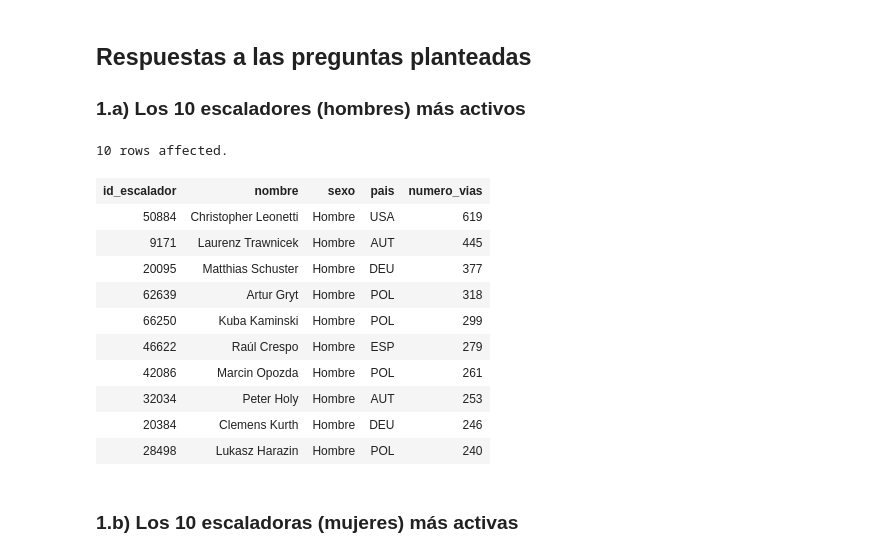
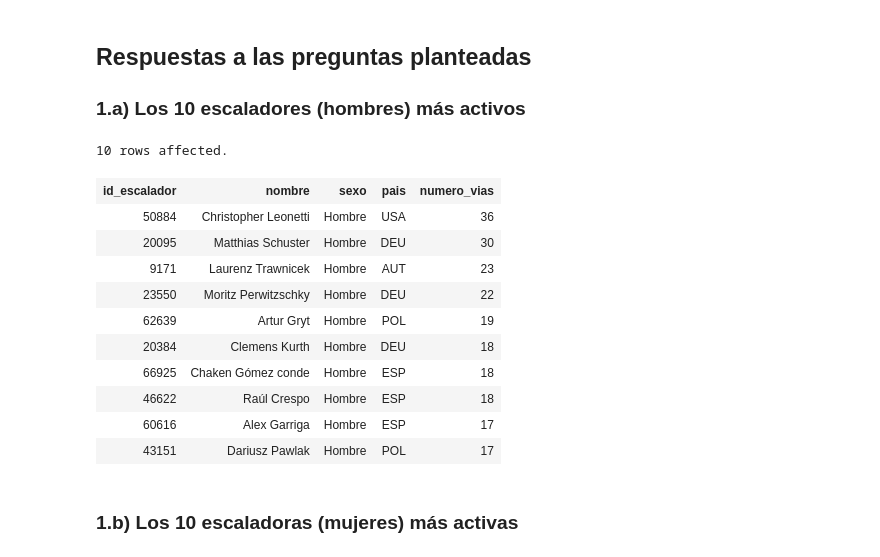
Before and after one commit to jmsanchezff/datahack_practica_bbdd, a Jupyter notebook: PostgreSQL.ipynb, the cells around one changed output. Saved outputs shown, nothing was run; the diff lists cells and outputs as text; code cells hidden in the pictures.

```diff
--- a/PostgreSQL.ipynb
+++ b/PostgreSQL.ipynb
@@ -235,25 +251,25 @@ LIMIT 10
 # %%
 %%sql
 SELECT A.id_escalador, E.nombre, E.sexo, E.pais, count(*) as "numero_vias"
 FROM ascensos AS A
-     LEFT JOIN escaladores AS E on (A.id_escalador = E.id)
+     LEFT JOIN escaladores AS E on (A.id_escalador = E.id_escalador)
 WHERE E.sexo = 'Hombre'
 GROUP BY A.id_escalador, E.nombre, E.pais, E.sexo
 ORDER BY "numero_vias" DESC
 LIMIT 10
 # %% [output]
 10 rows affected.
 | id_escalador | nombre | sexo | pais | numero_vias |
-| 50884 | Christopher Leonetti | Hombre | USA | 619 |
-| 9171 | Laurenz Trawnicek | Hombre | AUT | 445 |
-| 20095 | Matthias Schuster | Hombre | DEU | 377 |
-| 62639 | Artur Gryt | Hombre | POL | 318 |
-| 66250 | Kuba Kaminski | Hombre | POL | 299 |
-| 46622 | Raúl Crespo | Hombre | ESP | 279 |
-| 42086 | Marcin Opozda | Hombre | POL | 261 |
-| 32034 | Peter Holy | Hombre | AUT | 253 |
-| 20384 | Clemens Kurth | Hombre | DEU | 246 |
-| 28498 | Lukasz Harazin | Hombre | POL | 240 |
+| 50884 | Christopher Leonetti | Hombre | USA | 36 |
+| 20095 | Matthias Schuster | Hombre | DEU | 30 |
+| 9171 | Laurenz Trawnicek | Hombre | AUT | 23 |
+| 23550 | Moritz Perwitzschky | Hombre | DEU | 22 |
+| 62639 | Artur Gryt | Hombre | POL | 19 |
+| 20384 | Clemens Kurth | Hombre | DEU | 18 |
+| 66925 | Chaken Gómez conde | Hombre | ESP | 18 |
+| 46622 | Raúl Crespo | Hombre | ESP | 18 |
+| 60616 | Alex Garriga | Hombre | ESP | 17 |
+| 43151 | Dariusz Pawlak | Hombre | POL | 17 |
 # %% [markdown]
 ### 1.b) Los 10 escaladoras (mujeres) más activas
 # %%
```
Also changed, not shown: parts of 30 cells of this notebook, 1 other file.
